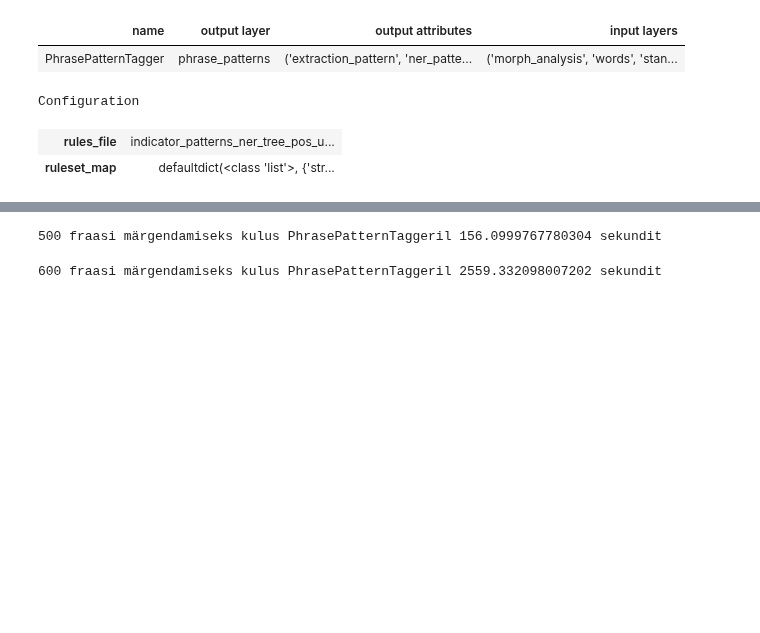
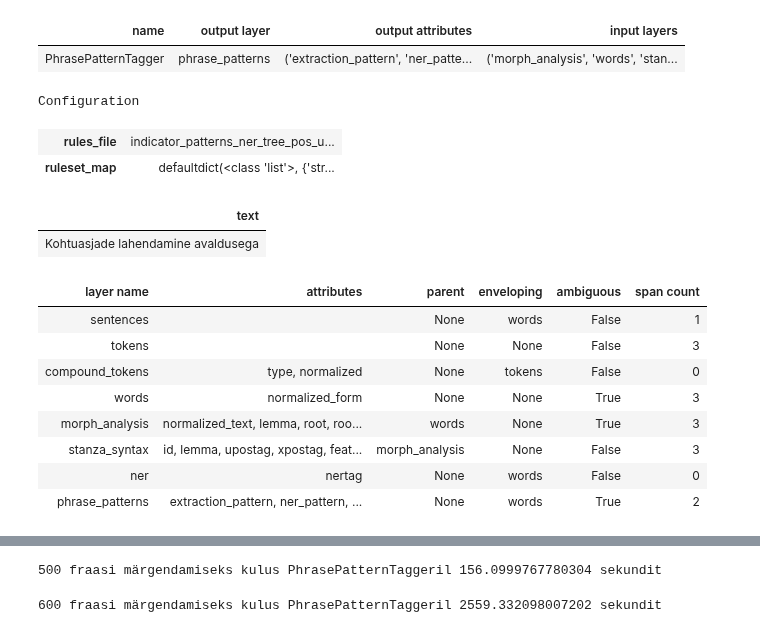
Before and after one commit to estnltk/syntax_experiments, a Jupyter notebook: test_100000_sentences/atomic_phrases_reverse/patterns/PhrasePatternTagger.ipynb, the cells around one changed output, grey strips where cells are left out. Cells and saved outputs as stored; diff of their text form; code cells hidden in the pictures; blank space fills up the shorter version.

```diff
--- a/test_100000_sentences/atomic_phrases_reverse/patterns/PhrasePatternTagger.ipynb
+++ b/test_100000_sentences/atomic_phrases_reverse/patterns/PhrasePatternTagger.ipynb
@@ -157,3 +177,25 @@ Tags phrases that match given syntax and part-of-speech pattern rules, and their
 Configuration
 | rules_file | indicator_patterns_ner_tree_pos_u... |
 | ruleset_map | defaultdict(<class 'list'>, {'str... |
+# %%
+stanza_tagger = StanzaSyntaxTagger(input_type='morph_analysis', input_morph_layer='morph_analysis',
+                                   add_parent_and_children=True)
+# %%
+ner_tagger = NerTagger()
+# %%
+test_sent1 = Text('Kohtuasjade lahendamine avaldusega').tag_layer()
+stanza_tagger.tag(test_sent1)
+ner_tagger.tag(test_sent1)
+pattern_tagger.tag(test_sent1)
+# %% [output]
+| text |
+| Kohtuasjade lahendamine avaldusega |
+| layer name | attributes | parent | enveloping | ambiguous | span count |
+| sentences |  | None | words | False | 1 |
+| tokens |  | None | None | False | 3 |
+| compound_tokens | type, normalized | None | tokens | False | 0 |
+| words | normalized_form | None | None | True | 3 |
+| morph_analysis | normalized_text, lemma, root, roo... | words | None | True | 3 |
+| stanza_syntax | id, lemma, upostag, xpostag, feat... | morph_analysis | None | False | 3 |
+| ner | nertag | None | words | False | 0 |
+| phrase_patterns | extraction_pattern, ner_pattern, ... | None | words | True | 2 |
```
Also changed, not shown: parts of 19 cells of this notebook, 2 other files.
